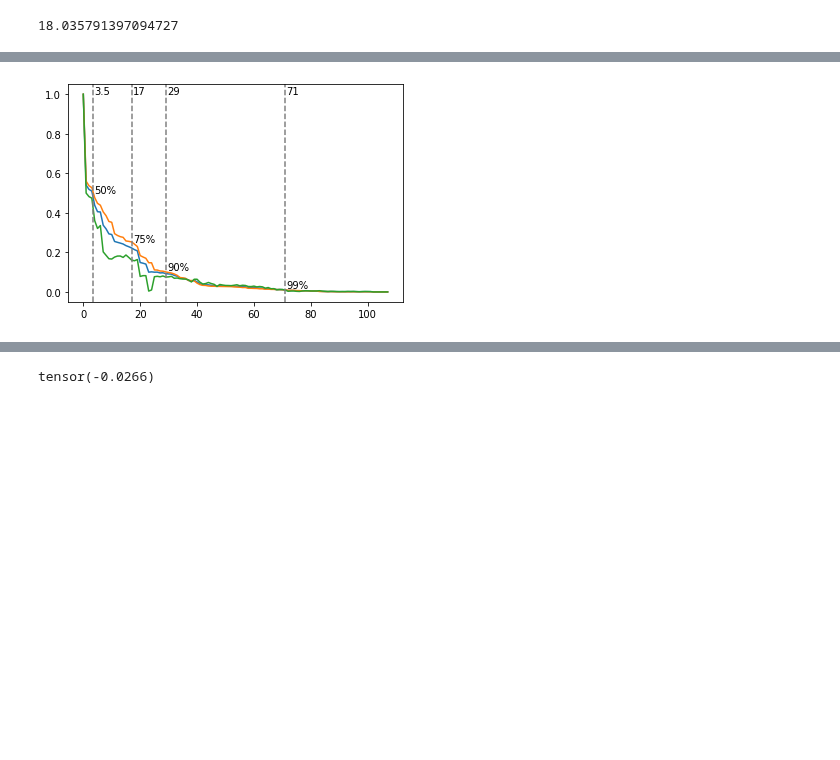
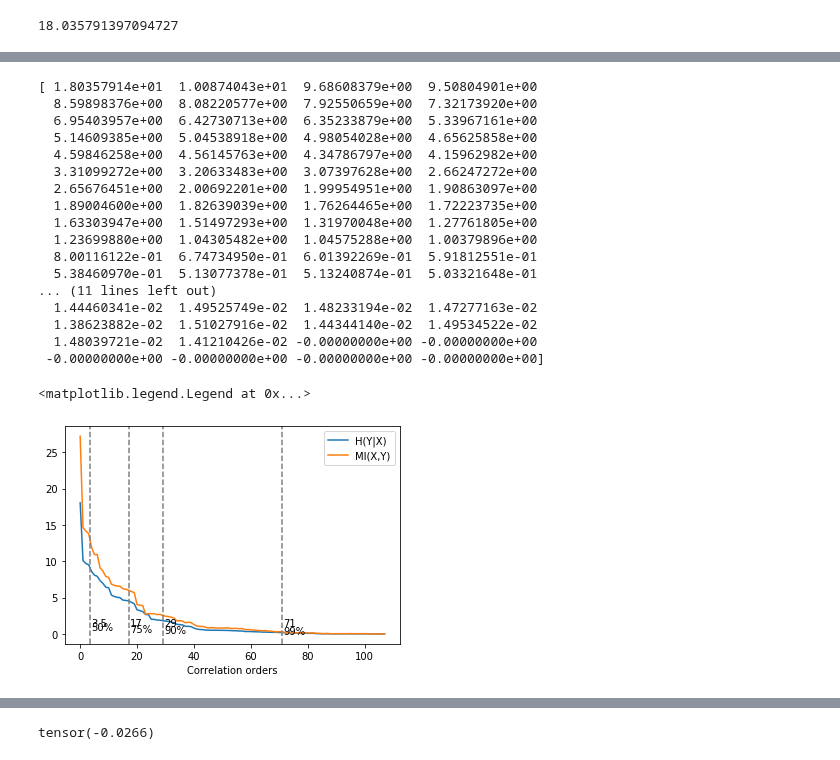
Before and after one commit to NinelK/CopulaGP, a Jupyter notebook: notebooks/vine/Vine.ipynb, the cells around one changed output, grey strips where cells are left out. Drawn from its saved outputs; the diff is of its cells as text; code cells hidden in the pictures; blank space fills up the shorter version.

```diff
--- a/notebooks/vine/Vine.ipynb
+++ b/notebooks/vine/Vine.ipynb
@@ -160,6 +148,8 @@ for n in tqdm.tqdm(range(NN-1)):
 # mem = (Hrs, Hr)
 # with open(f"{home}/results/Hrs_and_Hr_experimental.pkl","wb") as f:
 #     pkl.dump((Hrs,Hr),f)
+with open(f"{home}/results/singleH.pkl","wb") as f: #single variable BI_KSG:(MI,H(Y|X)) from standard data
+    pkl.dump(singleH,f)
 # %%
 with open(f"{home}/results/Hrs_and_Hr_experimental.pkl","rb") as f:
     (Hrs,Hr) = pkl.load(f)
@@ -188,24 +221,44 @@ mi
 # %%
 Hrs = np.array(Hrs)
 Hr = np.array(Hr)
-plt.plot(Hr/Hr[0])
-plt.plot(Hrs/Hrs[0])
-plt.plot((Hrs-Hr)/(Hrs[0]-Hr[0]))
+# plt.plot(Hr/Hr[0])
+plt.plot(Hrs, label="H(Y|X)")
+plt.plot(Hr, label="MI(X,Y)")
 # plt.axhline(0.01,c='black',linestyle='dashed')
 plt.axvline(3.5,c='grey',linestyle='dashed')
 plt.axvline(17,c='grey',linestyle='dashed')
 plt.axvline(29,c='grey',linestyle='dashed')
 plt.axvline(71,c='grey',linestyle='dashed')
 plt.text(3.8,1.0,'3.5')
 plt.text(17.5,1.0,'17')
 plt.text(29.5,1.0,'29')
 plt.text(71.5,1.0,'71');
 plt.text(3.8,0.5,'50%')
 plt.text(17.5,0.25,'75%')
 plt.text(29.5,0.11,'90%')
 plt.text(71.5,0.02,'99%');
+plt.xlabel('Correlation orders')
+plt.legend()
 # %% [output]
+[ 1.80357914e+01  1.00874043e+01  9.68608379e+00  9.50804901e+00
+  8.59898376e+00  8.08220577e+00  7.92550659e+00  7.32173920e+00
+  6.95403957e+00  6.42730713e+00  6.35233879e+00  5.33967161e+00
+  5.14609385e+00  5.04538918e+00  4.98054028e+00  4.65625858e+00
+  4.59846258e+00  4.56145763e+00  4.34786797e+00  4.15962982e+00
+  3.31099272e+00  3.20633483e+00  3.07397628e+00  2.66247272e+00
+  2.65676451e+00  2.00692201e+00  1.99954951e+00  1.90863097e+00
+  1.89004600e+00  1.82639039e+00  1.76264465e+00  1.72223735e+00
+  1.63303947e+00  1.51497293e+00  1.31970048e+00  1.27761805e+00
+  1.23699880e+00  1.04305482e+00  1.04575288e+00  1.00379896e+00
+  8.00116122e-01  6.74734950e-01  6.01392269e-01  5.91812551e-01
+  5.38460970e-01  5.13077378e-01  5.13240874e-01  5.03321648e-01
+... (11 lines left out)
+  1.44460341e-02  1.49525749e-02  1.48233194e-02  1.47277163e-02
+  1.38623882e-02  1.51027916e-02  1.44344140e-02  1.49534522e-02
+  1.48039721e-02  1.41210426e-02 -0.00000000e+00 -0.00000000e+00
+ -0.00000000e+00 -0.00000000e+00 -0.00000000e+00 -0.00000000e+00]
+<matplotlib.legend.Legend at 0x...>
-[figure, old version]
+[figure, new version]
 # %%
 Hrs = []
 Hr = []
```
Also changed, not shown: parts of 12 cells of this notebook, 13 other files.
